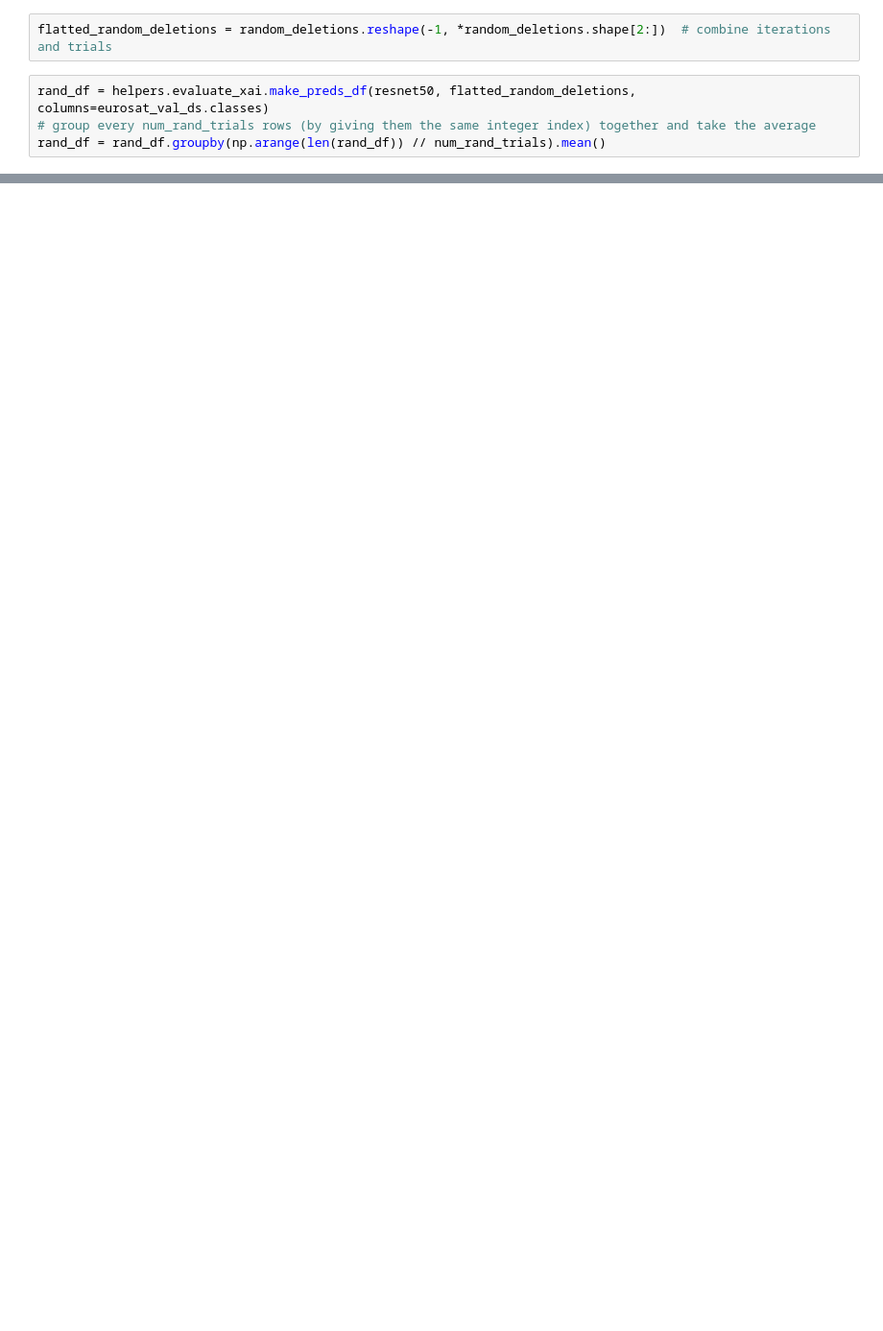
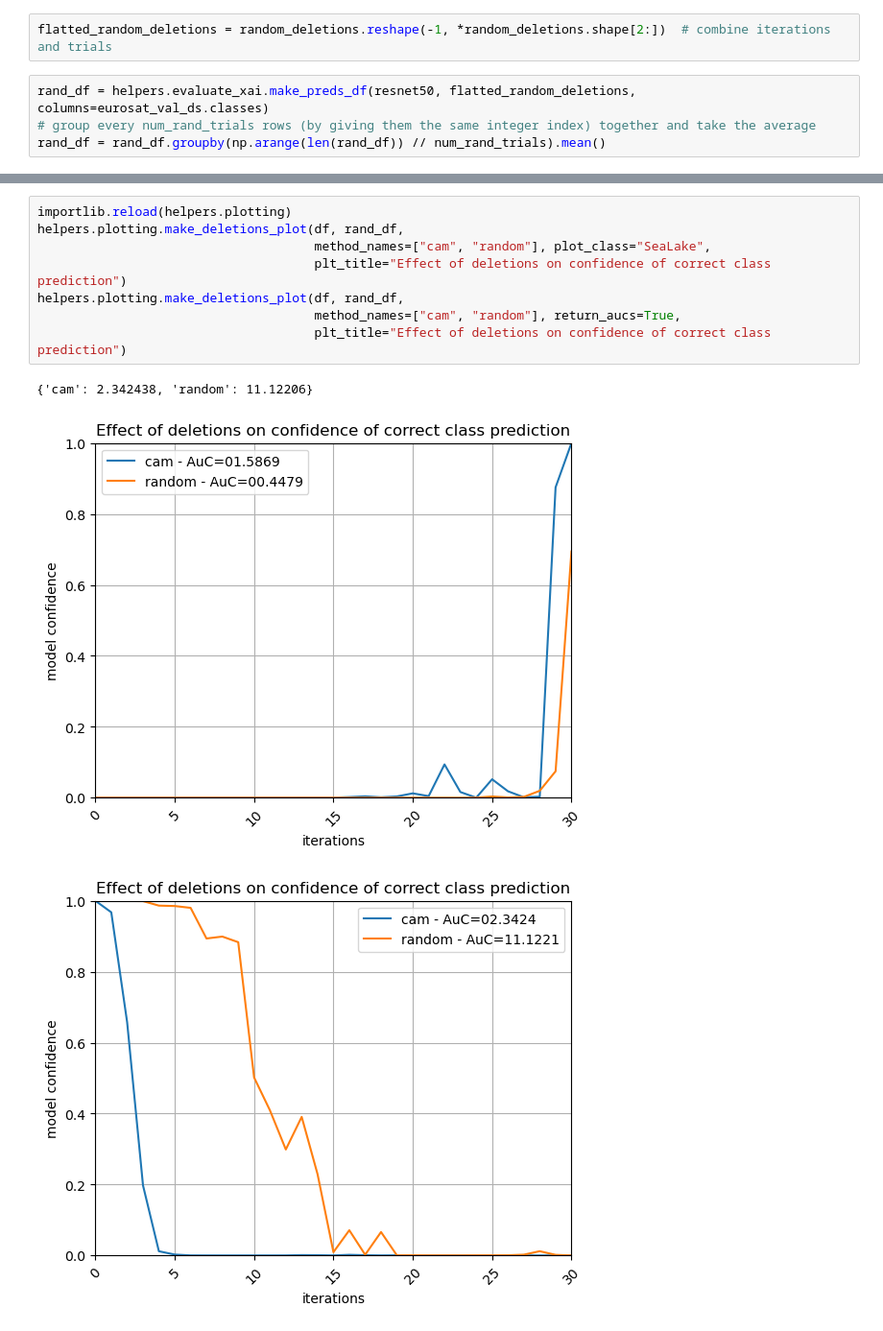
Before and after one commit to tameTNT/evaluating-xai-remote-sensing, a Jupyter notebook: explain_predictions/gradcam.ipynb, the cells around one changed output, grey strips where cells are left out. Shown at 96% size. Drawn from its saved outputs; the diff is of its cells as text; blank space fills up the shorter version.

Commit message:
Test new deletions plot functions for gradcam

```diff
--- a/explain_predictions/gradcam.ipynb
+++ b/explain_predictions/gradcam.ipynb
@@ -235,0 +199,12 @@ np.trapz(df[true_label_text].to_numpy()), np.trapz(rand_df[true_label_text].to_n
+# %%
+importlib.reload(helpers.plotting)
+helpers.plotting.make_deletions_plot(df, rand_df,
+                                     method_names=["cam", "random"], plot_class="SeaLake",
+                                     plt_title="Effect of deletions on confidence of correct class prediction")
+helpers.plotting.make_deletions_plot(df, rand_df,
+                                     method_names=["cam", "random"], return_aucs=True,
+                                     plt_title="Effect of deletions on confidence of correct class prediction")
+# %% [output]
+{'cam': 2.342438, 'random': 11.12206}
+[figure, added]
+[figure, added]
```
Also changed, not shown: parts of 15 cells of this notebook.
